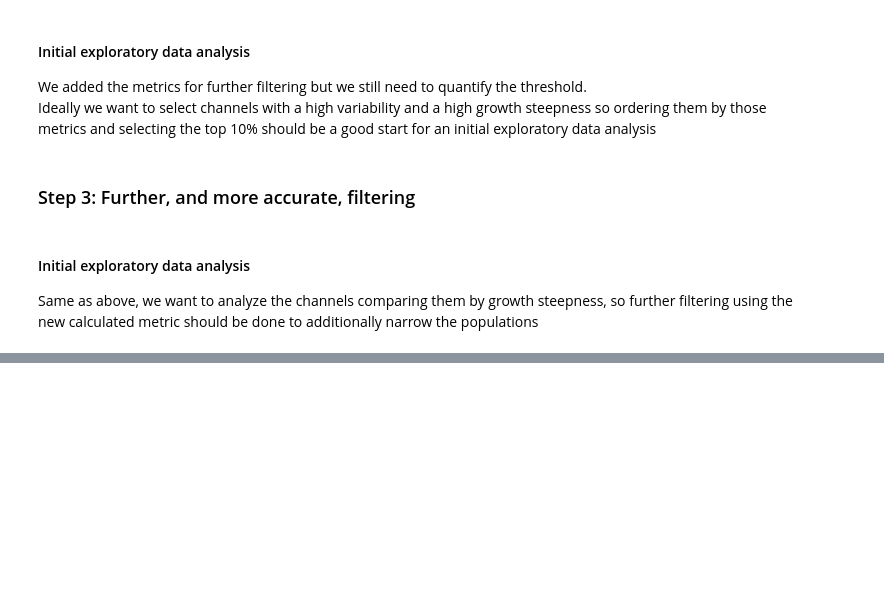
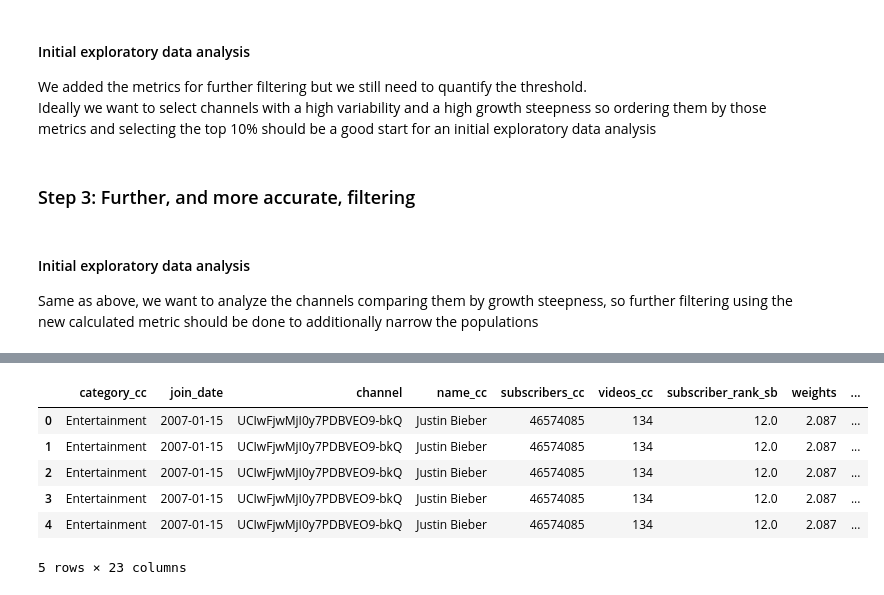
Before and after one commit to epfl-ada/ada-2022-project-adangerousteam, a Jupyter notebook: preprocessing_population_selection.ipynb, the cells around one changed output, grey strips where cells are left out. Drawn from its saved outputs; the diff is of its cells as text; code cells hidden in the pictures; blank space fills up the shorter version.

```diff
--- a/preprocessing_population_selection.ipynb
+++ b/preprocessing_population_selection.ipynb
@@ -153,0 +258,13 @@ Same as above, we want to analyze the channels comparing them by growth steepnes
+# %%
+#merging the channel datas to the corresponding timeseries
+keep_fame_ts = pd.merge(keep_fame, keep_fame_ts, on="channel")
+lose_fame_ts = pd.merge(lose_fame, lose_fame_ts, on="channel")
+keep_fame_ts.head()
+# %% [output]
+|  | category_cc | join_date | channel | name_cc | subscribers_cc | videos_cc | subscriber_rank_sb | weights | ... |
+| 0 | Entertainment | 2007-01-15 | UCIwFjwMjI0y7PDBVEO9-bkQ | Justin Bieber | 46574085 | 134 | 12.0 | 2.087 | ... |
+| 1 | Entertainment | 2007-01-15 | UCIwFjwMjI0y7PDBVEO9-bkQ | Justin Bieber | 46574085 | 134 | 12.0 | 2.087 | ... |
+| 2 | Entertainment | 2007-01-15 | UCIwFjwMjI0y7PDBVEO9-bkQ | Justin Bieber | 46574085 | 134 | 12.0 | 2.087 | ... |
+| 3 | Entertainment | 2007-01-15 | UCIwFjwMjI0y7PDBVEO9-bkQ | Justin Bieber | 46574085 | 134 | 12.0 | 2.087 | ... |
+| 4 | Entertainment | 2007-01-15 | UCIwFjwMjI0y7PDBVEO9-bkQ | Justin Bieber | 46574085 | 134 | 12.0 | 2.087 | ... |
+5 rows × 23 columns
```
Also changed, not shown: parts of 21 cells of this notebook.
